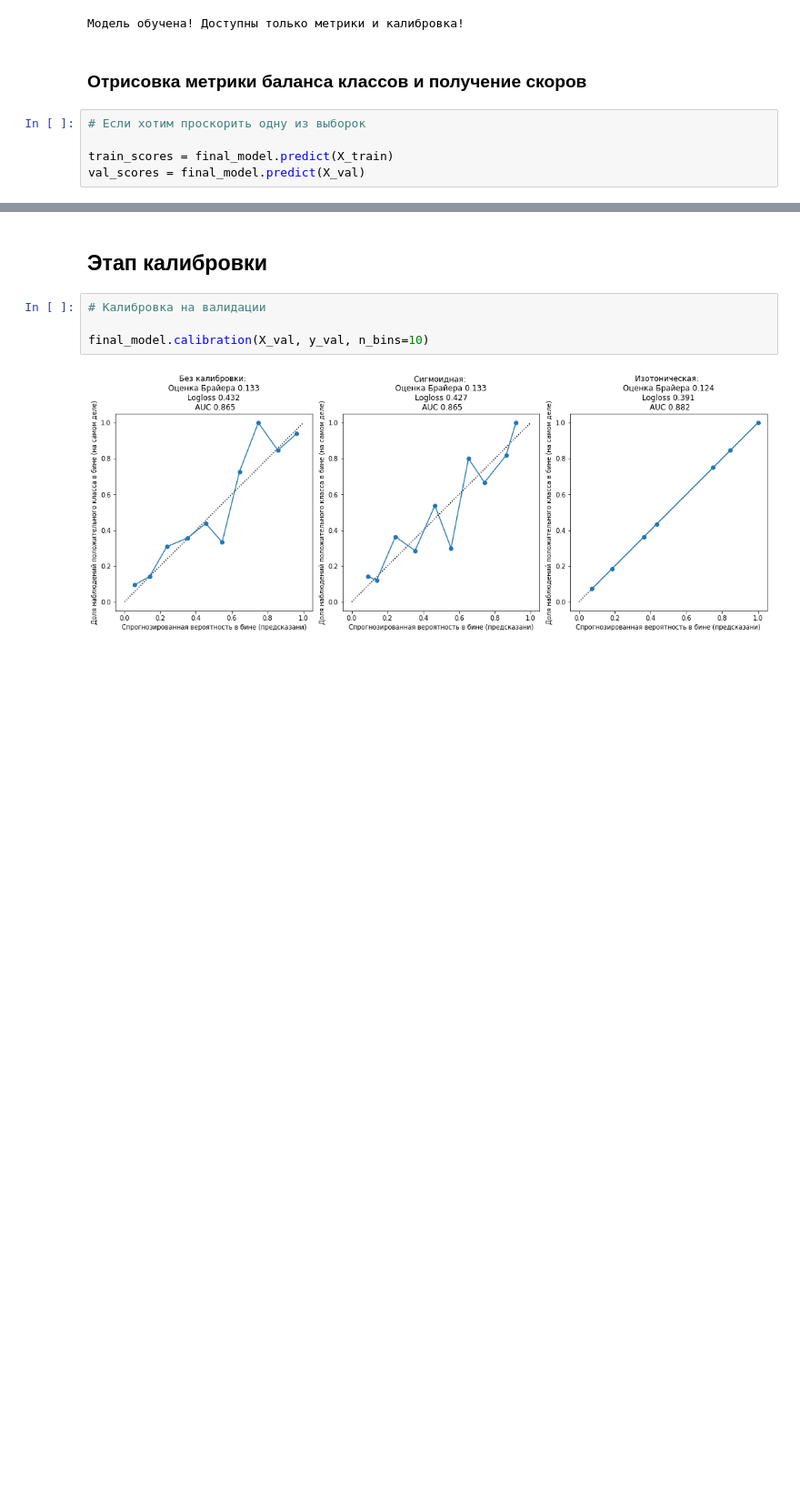
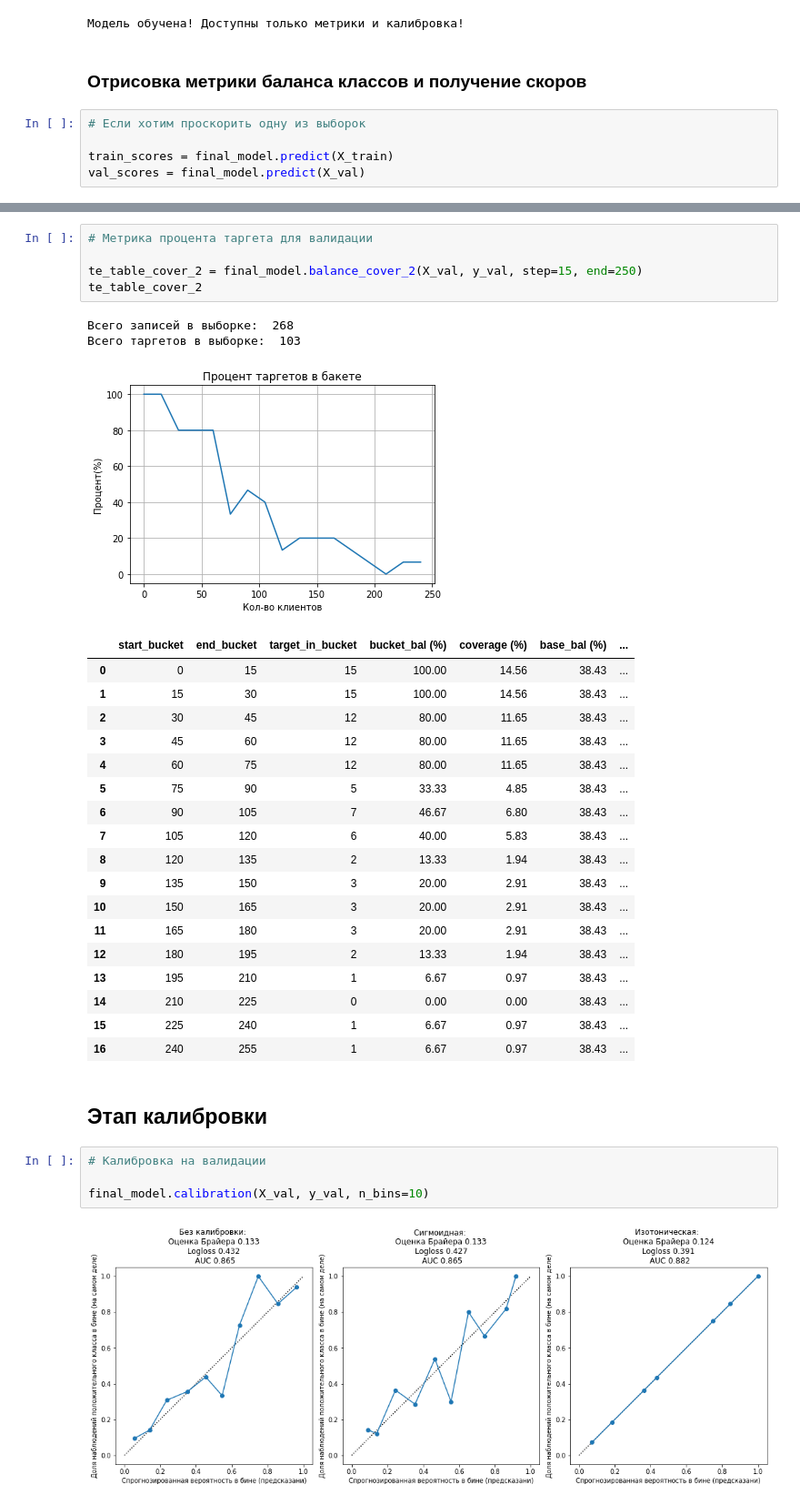
Before and after one commit to TDL77/autobinary_framework, a Jupyter notebook: 05_Finalization_calibration/00 [2022.12.14] final_classification - Catboost.ipynb, the cells around one changed output, grey strips where cells are left out. Shown at 91% size. Cells and saved outputs as stored; diff of their text form; blank space fills up the shorter version.

```diff
--- a/05_Finalization_calibration/00 [2022.12.13] final_classification - Catboost.ipynb
+++ b/05_Finalization_calibration/00 [2022.12.14] final_classification - Catboost.ipynb
@@ -225,3 +254,30 @@ te_table_cover
+# %%
+# Метрика процента таргета для валидации
+
+te_table_cover_2 = final_model.balance_cover_2(X_val, y_val, step=15, end=250)
+te_table_cover_2
+# %% [output]
+Всего записей в выборке:  268
+Всего таргетов в выборке:  103
+[figure, added]
+|  | start_bucket | end_bucket | target_in_bucket | bucket_bal (%) | coverage (%) | base_bal (%) | ... |
+| 0 | 0 | 15 | 15 | 100.00 | 14.56 | 38.43 | ... |
+| 1 | 15 | 30 | 15 | 100.00 | 14.56 | 38.43 | ... |
+| 2 | 30 | 45 | 12 | 80.00 | 11.65 | 38.43 | ... |
+| 3 | 45 | 60 | 12 | 80.00 | 11.65 | 38.43 | ... |
+| 4 | 60 | 75 | 12 | 80.00 | 11.65 | 38.43 | ... |
+| 5 | 75 | 90 | 5 | 33.33 | 4.85 | 38.43 | ... |
+| 6 | 90 | 105 | 7 | 46.67 | 6.80 | 38.43 | ... |
+| 7 | 105 | 120 | 6 | 40.00 | 5.83 | 38.43 | ... |
+| 8 | 120 | 135 | 2 | 13.33 | 1.94 | 38.43 | ... |
+| 9 | 135 | 150 | 3 | 20.00 | 2.91 | 38.43 | ... |
+| 10 | 150 | 165 | 3 | 20.00 | 2.91 | 38.43 | ... |
+| 11 | 165 | 180 | 3 | 20.00 | 2.91 | 38.43 | ... |
+| 12 | 180 | 195 | 2 | 13.33 | 1.94 | 38.43 | ... |
+| 13 | 195 | 210 | 1 | 6.67 | 0.97 | 38.43 | ... |
+| 14 | 210 | 225 | 0 | 0.00 | 0.00 | 38.43 | ... |
+| 15 | 225 | 240 | 1 | 6.67 | 0.97 | 38.43 | ... |
+| 16 | 240 | 255 | 1 | 6.67 | 0.97 | 38.43 | ... |
 # %% [markdown]
 ## Этап калибровки
 # %%
```
Also changed, not shown: parts of 7 cells of this notebook, 7 other files.
